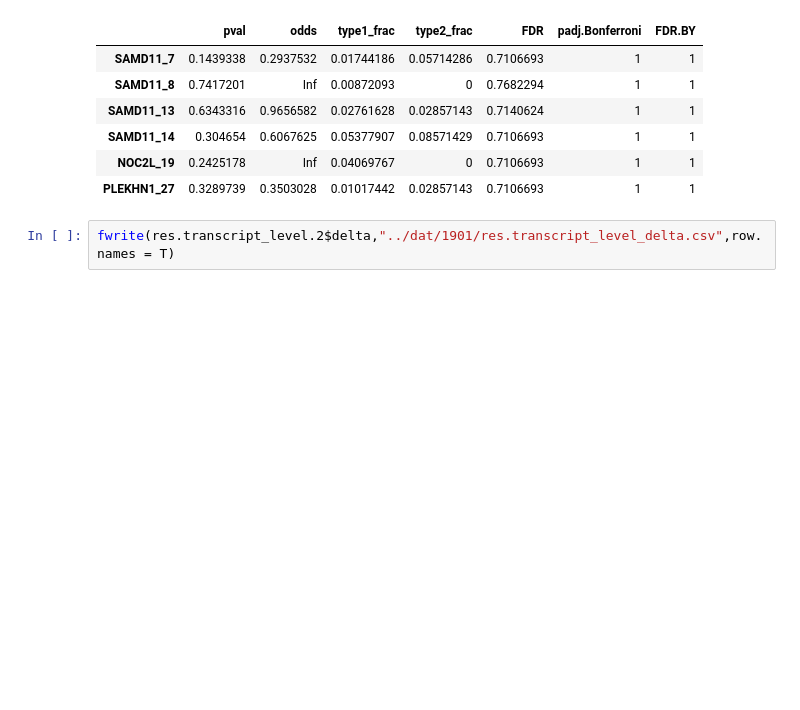
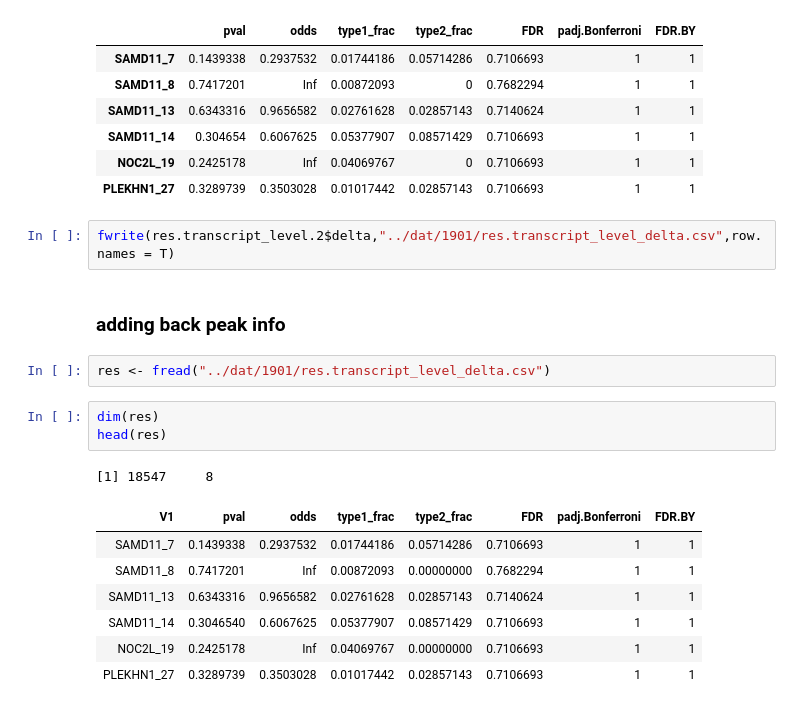
Before and after one commit to biomystery/islet_figs_motifs, a Jupyter notebook: multiple_promoter_transcript_level/Binary_comp_prom-delta.ipynb, the cells around one changed output. Cells and saved outputs as stored; diff of their text form; blank space fills up the shorter version.

```diff
--- a/multiple_promoter_transcript_level/Binary_comp_prom-delta.ipynb
+++ b/multiple_promoter_transcript_level/Binary_comp_prom-delta.ipynb
@@ -333,3 +333,19 @@ head(res.transcript_level.2$delta)
 | PLEKHN1_27 | 0.3289739 | 0.3503028 | 0.01017442 | 0.02857143 | 0.7106693 | 1 | 1 |
 # %%
 fwrite(res.transcript_level.2$delta,"../dat/1901/res.transcript_level_delta.csv",row.names = T)
+# %% [markdown]
+### adding back peak info
+# %%
+res <- fread("../dat/1901/res.transcript_level_delta.csv")
+# %%
+dim(res)
+head(res)
+# %% [output]
+[1] 18547     8
+| V1 | pval | odds | type1_frac | type2_frac | FDR | padj.Bonferroni | FDR.BY |
+| SAMD11_7 | 0.1439338 | 0.2937532 | 0.01744186 | 0.05714286 | 0.7106693 | 1 | 1 |
+| SAMD11_8 | 0.7417201 | Inf | 0.00872093 | 0.00000000 | 0.7682294 | 1 | 1 |
+| SAMD11_13 | 0.6343316 | 0.9656582 | 0.02761628 | 0.02857143 | 0.7140624 | 1 | 1 |
+| SAMD11_14 | 0.3046540 | 0.6067625 | 0.05377907 | 0.08571429 | 0.7106693 | 1 | 1 |
+| NOC2L_19 | 0.2425178 | Inf | 0.04069767 | 0.00000000 | 0.7106693 | 1 | 1 |
+| PLEKHN1_27 | 0.3289739 | 0.3503028 | 0.01017442 | 0.02857143 | 0.7106693 | 1 | 1 |
```
Also changed, not shown: parts of 5 cells of this notebook, 4 other files.
